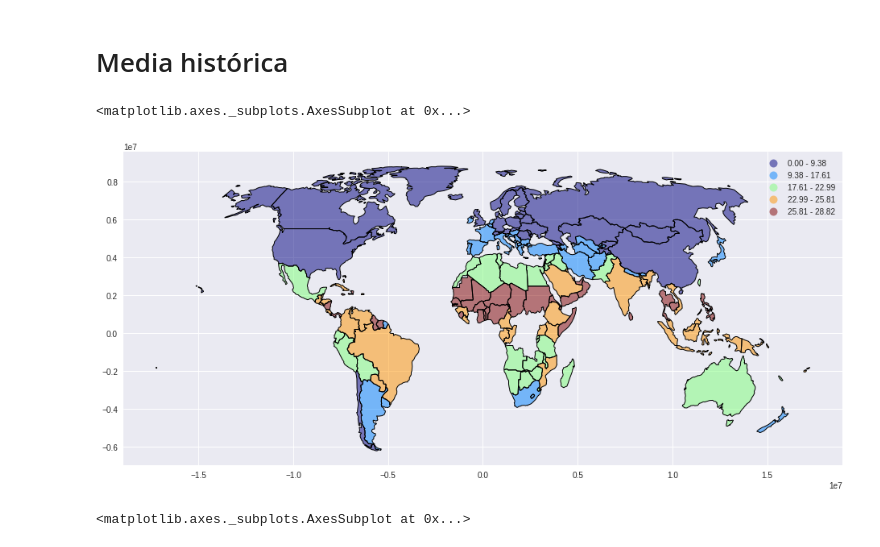
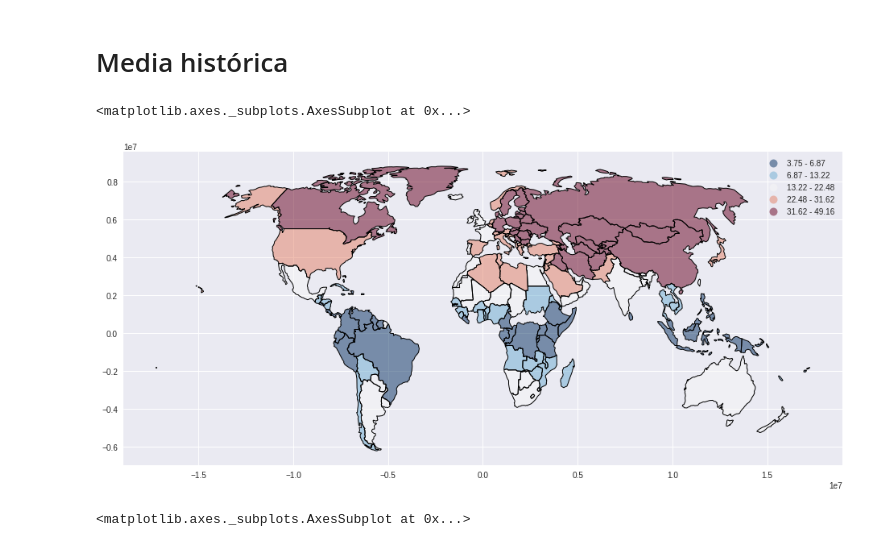
Before and after one commit to smcsicardi/metnum-tp3, a Jupyter notebook: Mapas.ipynb, the cells around one changed output. Cells and saved outputs as stored; diff of their text form; code cells hidden in the pictures.

```diff
--- a/Mapas.ipynb
+++ b/Mapas.ipynb
@@ -37,16 +37,17 @@ data1960_1990.head()
 # %% [markdown]
 # Media histórica
 # %%
-means = df.groupby('country', as_index=False)['avg'].mean()
-means = means.set_index('country')
+means = df.groupby('country', as_index=False)["avg"].aggregate(["min", "max"])
+means["amplitude"] = means["max"] - means["min"]
 
 world = gpd.read_file(gpd.datasets.get_path('naturalearth_lowres'))
+world.loc[33, "name"] = "Congo (Democratic Republic Of The)"
 world = world.set_index('name')
 join = world.join(means, how='inner').to_crs('+proj=natearth')
-join.plot(column='avg', cmap='jet', scheme='quantiles', legend=True)
+join.plot(column='amplitude', cmap='RdBu_r', scheme='quantiles', legend=True)
 # %% [output]
 <matplotlib.axes._subplots.AxesSubplot at 0x...>
-[figure, old version]
+[figure, new version]
 # %%
 countries = join.index.unique()
 p = sns.color_palette("hls", len(countries))
```
Also changed, not shown: 1 other file.
